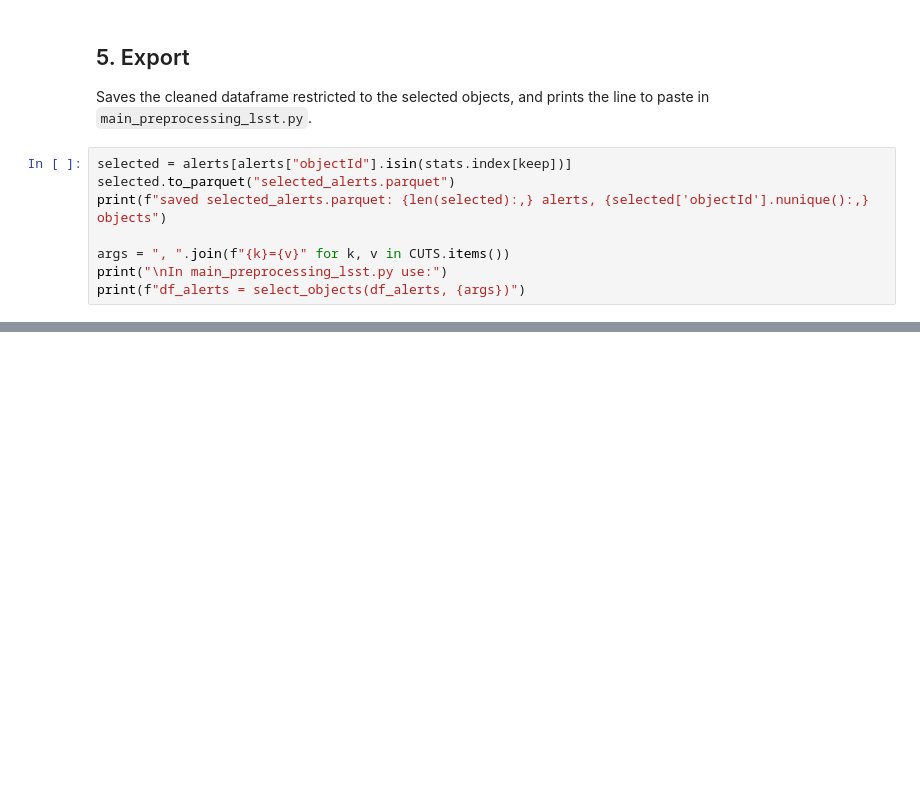
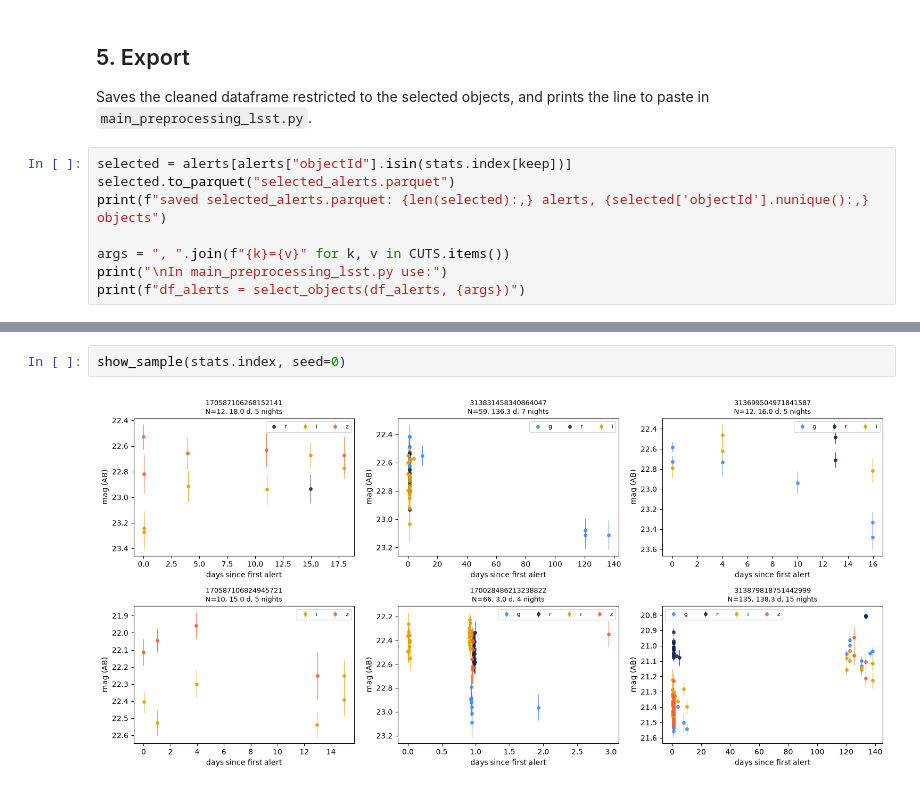
Before and after one commit to jecampagne/astro-mtan, a Jupyter notebook: explore_filters_lsst.ipynb, the cells around one changed output, grey strips where cells are left out. Cells and saved outputs as stored; diff of their text form; blank space fills up the shorter version.

```diff
--- a/explore_filters_lsst.ipynb
+++ b/explore_filters_lsst.ipynb
@@ -182,0 +283,4 @@ print(f"df_alerts = select_objects(df_alerts, {args})")
+# %%
+show_sample(stats.index, seed=0)
+# %% [output]
+[figure, added]
```
Also changed, not shown: parts of 15 cells of this notebook, 4 other files.
